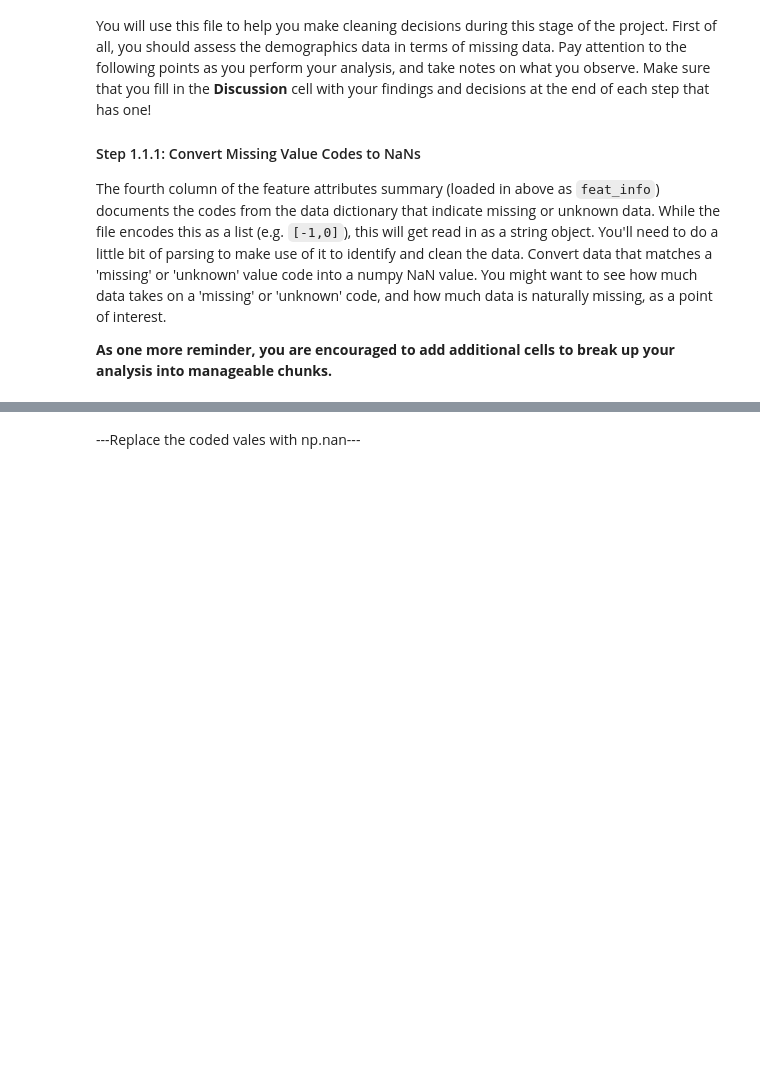
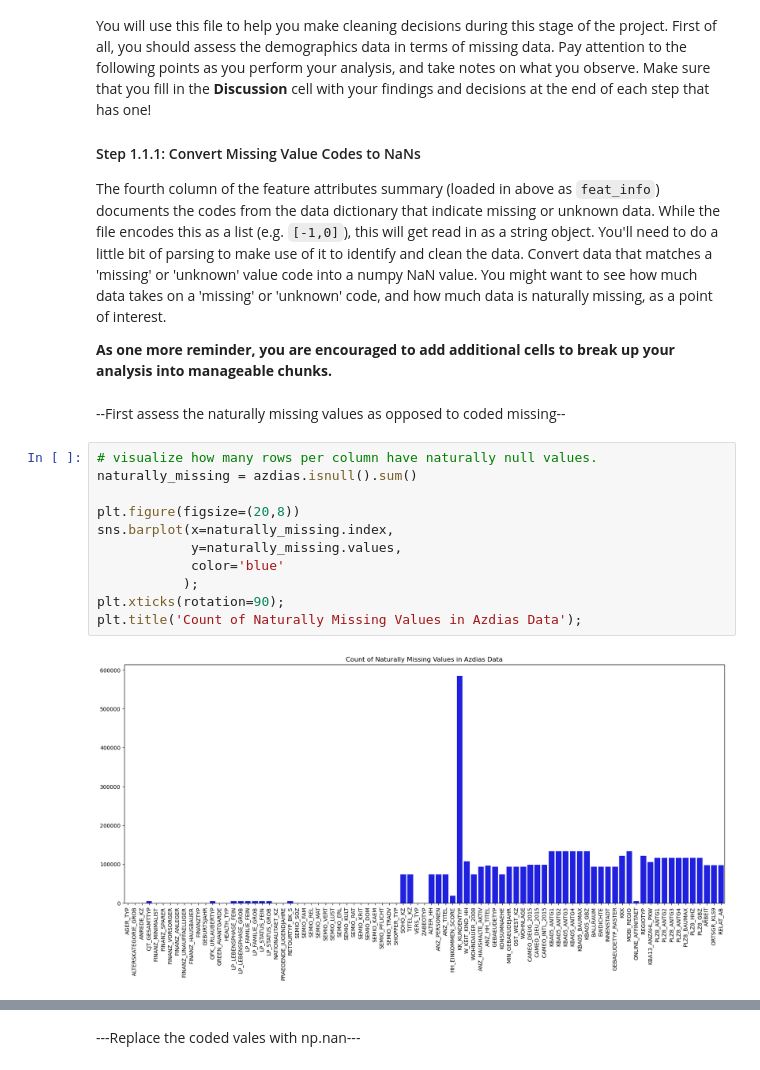
Before and after one commit to charlesbeacham/unsupervised_udacity, a Jupyter notebook: Identify_Customer_Segments.ipynb, the cells around one changed output, grey strips where cells are left out. Cells and saved outputs as stored; diff of their text form; blank space fills up the shorter version.

Commit message:
assess naturally missing values

```diff
--- a/Identify_Customer_Segments.ipynb
+++ b/Identify_Customer_Segments.ipynb
@@ -111,3 +111,18 @@ The feature summary file contains a summary of properties for each demographics
 The fourth column of the feature attributes summary (loaded in above as `feat_info`) documents the codes from the data dictionary that indicate missing or unknown data. While the file encodes this as a list (e.g. `[-1,0]`), this will get read in as a string object. You'll need to do a little bit of parsing to make use of it to identify and clean the data. Convert data that matches a 'missing' or 'unknown' value code into a numpy NaN value. You might want to see how much data takes on a 'missing' or 'unknown' code, and how much data is naturally missing, as a point of interest.
 
 **As one more reminder, you are encouraged to add additional cells to break up your analysis into manageable chunks.**
+# %% [markdown]
+--First assess the naturally missing values as opposed to coded missing--
+# %%
+# visualize how many rows per column have naturally null values.
+naturally_missing = azdias.isnull().sum()
+
+plt.figure(figsize=(20,8))
+sns.barplot(x=naturally_missing.index,
+            y=naturally_missing.values,
+            color='blue'
+           );
+plt.xticks(rotation=90);
+plt.title('Count of Naturally Missing Values in Azdias Data');
+# %% [output]
+[figure, added]
```
Also changed, not shown: parts of 1 cell of this notebook.
